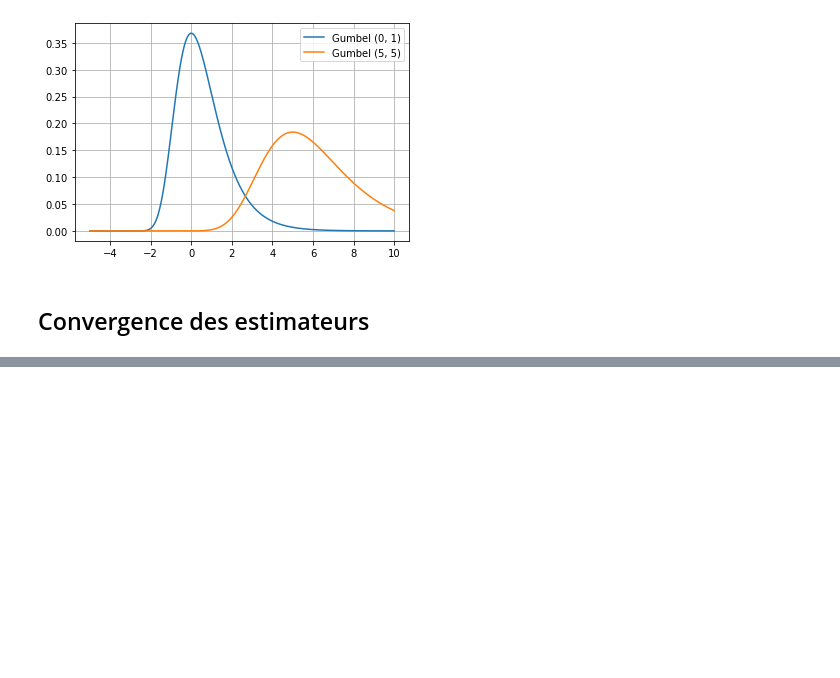
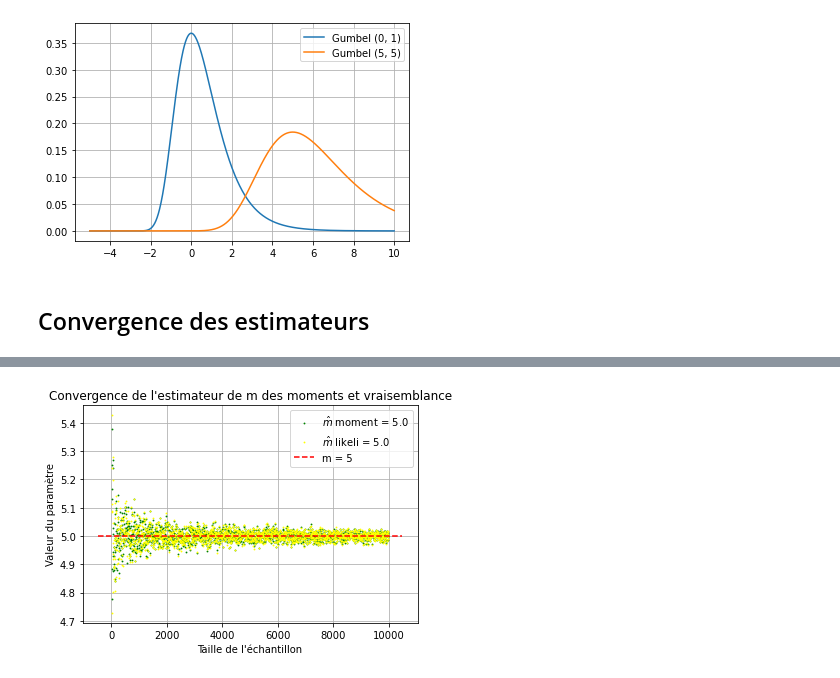
Before and after one commit to arthurviens/Estimation_GaussianProcess_MCMC_Project, a Jupyter notebook: prob1/pb1q4.ipynb, the cells around one changed output, grey strips where cells are left out. Cells and saved outputs as stored; diff of their text form; code cells hidden in the pictures; blank space fills up the shorter version.

```diff
--- a/prob1/pb1q4.ipynb
+++ b/prob1/pb1q4.ipynb
@@ -38,0 +39,4 @@ test_m_convergence(1, "likelihood", N=10000)
+# %%
+test_m_convergence(5, "both", N=10000)
+# %% [output]
+[figure, added]
```
Also changed, not shown: parts of 5 cells of this notebook, 1 other file.
